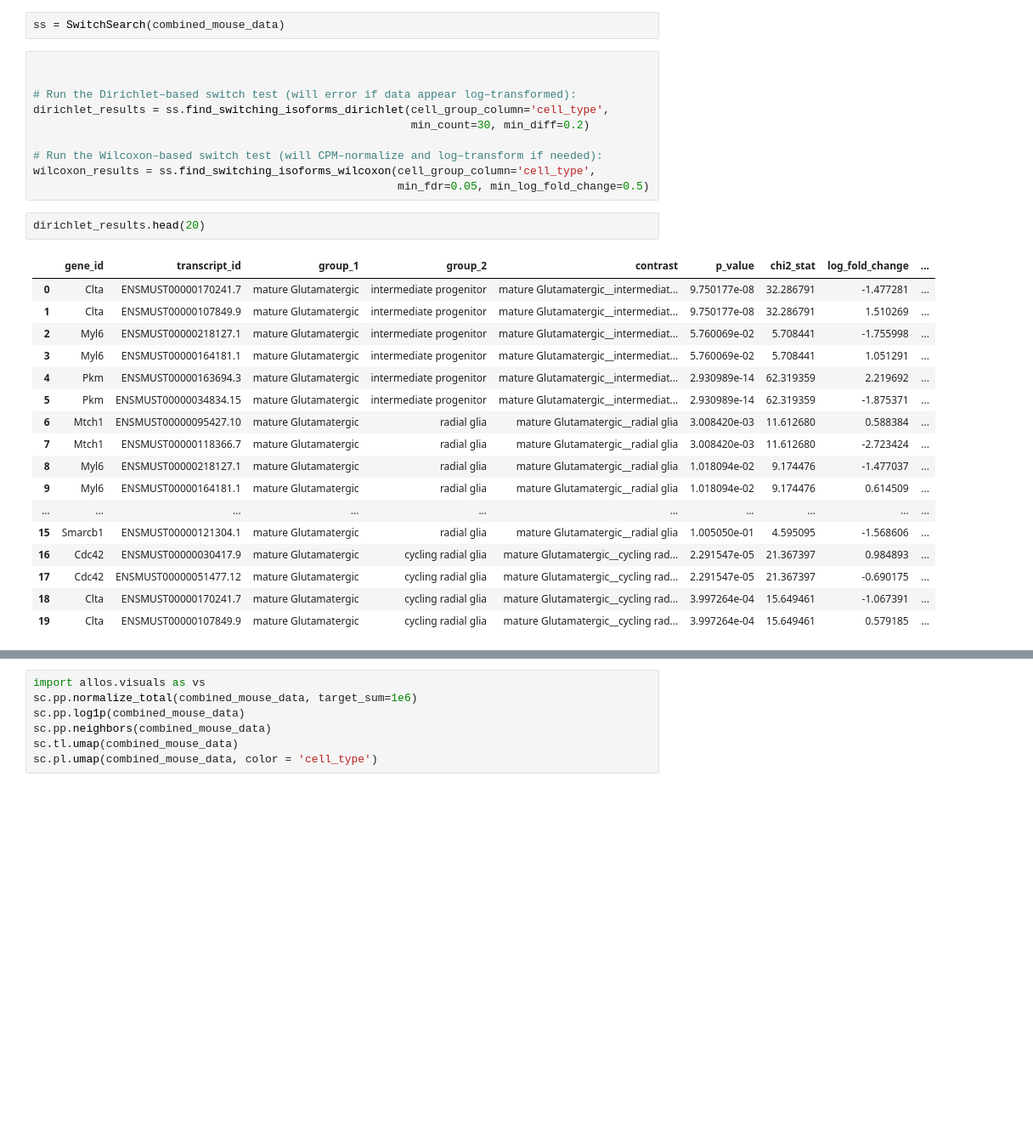
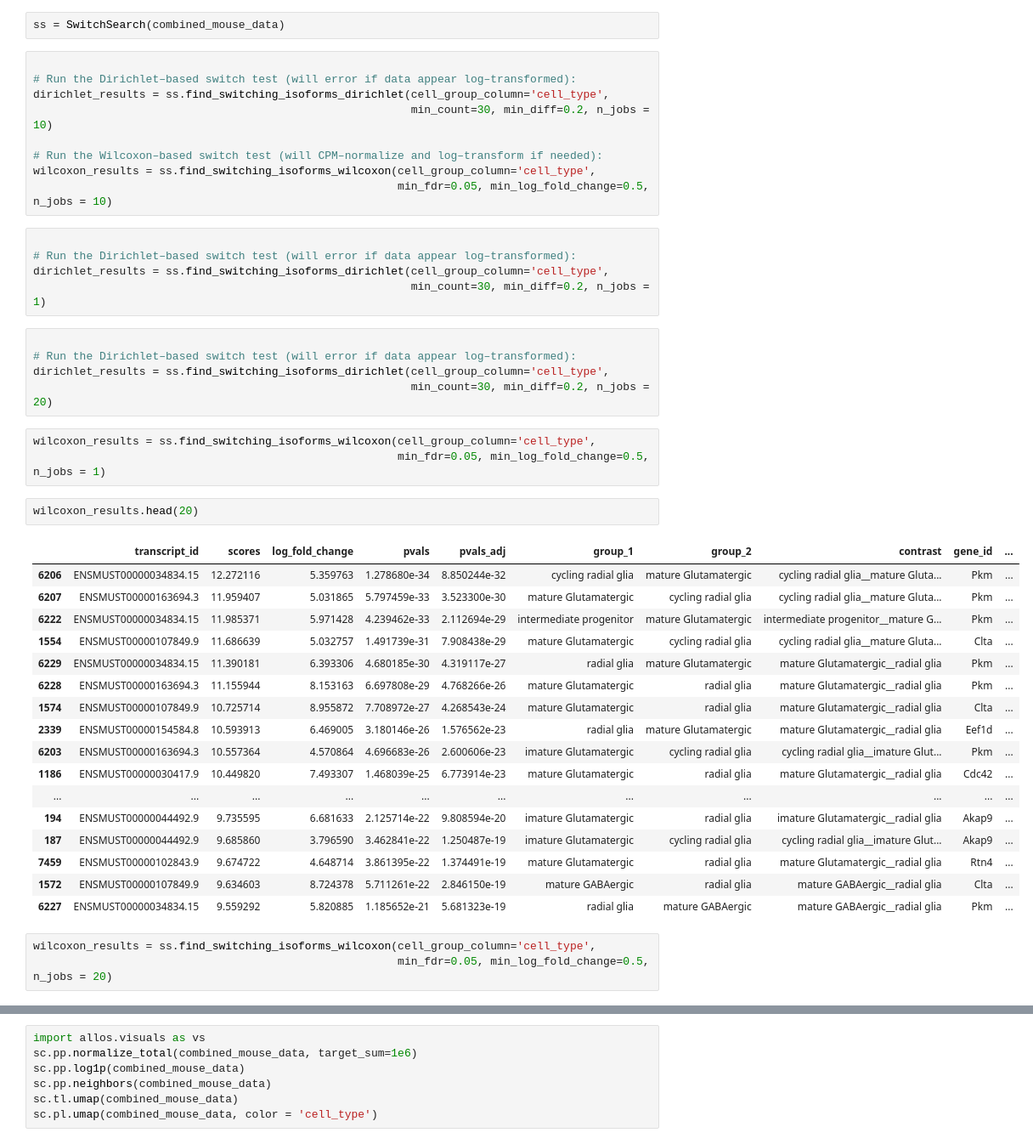
Before and after one commit to cobioda/allos, a Jupyter notebook: nbs/005_switch_search.ipynb, the cells around one changed output, grey strips where cells are left out. Shown at 85% size. Cells and saved outputs as stored; diff of their text form; blank space fills up the shorter version.

```diff
--- a/nbs/005_switch_search.ipynb
+++ b/nbs/005_switch_search.ipynb
@@ -492,32 +512,47 @@ Test data (mouse_2) downloaded successfully
 # %%
 ss = SwitchSearch(combined_mouse_data)
 # %%
-
 
 # Run the Dirichlet–based switch test (will error if data appear log–transformed):
 dirichlet_results = ss.find_switching_isoforms_dirichlet(cell_group_column='cell_type',
-                                                         min_count=30, min_diff=0.2)
+                                                         min_count=30, min_diff=0.2, n_jobs = 10)
 
 # Run the Wilcoxon–based switch test (will CPM–normalize and log–transform if needed):
 wilcoxon_results = ss.find_switching_isoforms_wilcoxon(cell_group_column='cell_type',
-                                                       min_fdr=0.05, min_log_fold_change=0.5)
+                                                       min_fdr=0.05, min_log_fold_change=0.5, n_jobs = 10)
 # %%
-dirichlet_results.head(20)
+
+# Run the Dirichlet–based switch test (will error if data appear log–transformed):
+dirichlet_results = ss.find_switching_isoforms_dirichlet(cell_group_column='cell_type',
+                                                         min_count=30, min_diff=0.2, n_jobs = 1)
-# %% [output]
-|  | gene_id | transcript_id | group_1 | group_2 | contrast | p_value | chi2_stat | log_fold_change | ... |
-| 0 | Clta | ENSMUST00000170241.7 | mature Glutamatergic | intermediate progenitor | mature Glutamatergic__intermediat... | 9.750177e-08 | 32.286791 | -1.477281 | ... |
-| 1 | Clta | ENSMUST00000107849.9 | mature Glutamatergic | intermediate progenitor | mature Glutamatergic__intermediat... | 9.750177e-08 | 32.286791 | 1.510269 | ... |
-| 2 | Myl6 | ENSMUST00000218127.1 | mature Glutamatergic | intermediate progenitor | mature Glutamatergic__intermediat... | 5.760069e-02 | 5.708441 | -1.755998 | ... |
-| 3 | Myl6 | ENSMUST00000164181.1 | mature Glutamatergic | intermediate progenitor | mature Glutamatergic__intermediat... | 5.760069e-02 | 5.708441 | 1.051291 | ... |
-| 4 | Pkm | ENSMUST00000163694.3 | mature Glutamatergic | intermediate progenitor | mature Glutamatergic__intermediat... | 2.930989e-14 | 62.319359 | 2.219692 | ... |
-| 5 | Pkm | ENSMUST00000034834.15 | mature Glutamatergic | intermediate progenitor | mature Glutamatergic__intermediat... | 2.930989e-14 | 62.319359 | -1.875371 | ... |
-| 6 | Mtch1 | ENSMUST00000095427.10 | mature Glutamatergic | radial glia | mature Glutamatergic__radial glia | 3.008420e-03 | 11.612680 | 0.588384 | ... |
-| 7 | Mtch1 | ENSMUST00000118366.7 | mature Glutamatergic | radial glia | mature Glutamatergic__radial glia | 3.008420e-03 | 11.612680 | -2.723424 | ... |
-| 8 | Myl6 | ENSMUST00000218127.1 | mature Glutamatergic | radial glia | mature Glutamatergic__radial glia | 1.018094e-02 | 9.174476 | -1.477037 | ... |
-| 9 | Myl6 | ENSMUST00000164181.1 | mature Glutamatergic | radial glia | mature Glutamatergic__radial glia | 1.018094e-02 | 9.174476 | 0.614509 | ... |
-| ... | ... | ... | ... | ... | ... | ... | ... | ... | ... |
-| 15 | Smarcb1 | ENSMUST00000121304.1 | mature Glutamatergic | radial glia | mature Glutamatergic__radial glia | 1.005050e-01 | 4.595095 | -1.568606 | ... |
-| 16 | Cdc42 | ENSMUST00000030417.9 | mature Glutamatergic | cycling radial glia | mature Glutamatergic__cycling rad... | 2.291547e-05 | 21.367397 | 0.984893 | ... |
-| 17 | Cdc42 | ENSMUST00000051477.12 | mature Glutamatergic | cycling radial glia | mature Glutamatergic__cycling rad... | 2.291547e-05 | 21.367397 | -0.690175 | ... |
-| 18 | Clta | ENSMUST00000170241.7 | mature Glutamatergic | cycling radial glia | mature Glutamatergic__cycling rad... | 3.997264e-04 | 15.649461 | -1.067391 | ... |
-| 19 | Clta | ENSMUST00000107849.9 | mature Glutamatergic | cycling radial glia | mature Glutamatergic__cycling rad... | 3.997264e-04 | 15.649461 | 0.579185 | ... |
+# %%
+
+# Run the Dirichlet–based switch test (will error if data appear log–transformed):
+dirichlet_results = ss.find_switching_isoforms_dirichlet(cell_group_column='cell_type',
+                                                         min_count=30, min_diff=0.2, n_jobs = 20)
+# %%
+wilcoxon_results = ss.find_switching_isoforms_wilcoxon(cell_group_column='cell_type',
+                                                       min_fdr=0.05, min_log_fold_change=0.5, n_jobs = 1)
+# %%
+wilcoxon_results.head(20)
+# %% [output]
+|  | transcript_id | scores | log_fold_change | pvals | pvals_adj | group_1 | group_2 | contrast | gene_id | ... |
+| 6206 | ENSMUST00000034834.15 | 12.272116 | 5.359763 | 1.278680e-34 | 8.850244e-32 | cycling radial glia | mature Glutamatergic | cycling radial glia__mature Gluta... | Pkm | ... |
+| 6207 | ENSMUST00000163694.3 | 11.959407 | 5.031865 | 5.797459e-33 | 3.523300e-30 | mature Glutamatergic | cycling radial glia | cycling radial glia__mature Gluta... | Pkm | ... |
+| 6222 | ENSMUST00000034834.15 | 11.985371 | 5.971428 | 4.239462e-33 | 2.112694e-29 | intermediate progenitor | mature Glutamatergic | intermediate progenitor__mature G... | Pkm | ... |
+| 1554 | ENSMUST00000107849.9 | 11.686639 | 5.032757 | 1.491739e-31 | 7.908438e-29 | mature Glutamatergic | cycling radial glia | cycling radial glia__mature Gluta... | Clta | ... |
+| 6229 | ENSMUST00000034834.15 | 11.390181 | 6.393306 | 4.680185e-30 | 4.319117e-27 | radial glia | mature Glutamatergic | mature Glutamatergic__radial glia | Pkm | ... |
+| 6228 | ENSMUST00000163694.3 | 11.155944 | 8.153163 | 6.697808e-29 | 4.768266e-26 | mature Glutamatergic | radial glia | mature Glutamatergic__radial glia | Pkm | ... |
+| 1574 | ENSMUST00000107849.9 | 10.725714 | 8.955872 | 7.708972e-27 | 4.268543e-24 | mature Glutamatergic | radial glia | mature Glutamatergic__radial glia | Clta | ... |
+| 2339 | ENSMUST00000154584.8 | 10.593913 | 6.469005 | 3.180146e-26 | 1.576562e-23 | radial glia | mature Glutamatergic | mature Glutamatergic__radial glia | Eef1d | ... |
+| 6203 | ENSMUST00000163694.3 | 10.557364 | 4.570864 | 4.696683e-26 | 2.600606e-23 | imature Glutamatergic | cycling radial glia | cycling radial glia__imature Glut... | Pkm | ... |
+| 1186 | ENSMUST00000030417.9 | 10.449820 | 7.493307 | 1.468039e-25 | 6.773914e-23 | mature Glutamatergic | radial glia | mature Glutamatergic__radial glia | Cdc42 | ... |
+| ... | ... | ... | ... | ... | ... | ... | ... | ... | ... | ... |
+| 194 | ENSMUST00000044492.9 | 9.735595 | 6.681633 | 2.125714e-22 | 9.808594e-20 | imature Glutamatergic | radial glia | imature Glutamatergic__radial glia | Akap9 | ... |
+| 187 | ENSMUST00000044492.9 | 9.685860 | 3.796590 | 3.462841e-22 | 1.250487e-19 | imature Glutamatergic | cycling radial glia | cycling radial glia__imature Glut... | Akap9 | ... |
+| 7459 | ENSMUST00000102843.9 | 9.674722 | 4.648714 | 3.861395e-22 | 1.374491e-19 | mature Glutamatergic | radial glia | mature Glutamatergic__radial glia | Rtn4 | ... |
+| 1572 | ENSMUST00000107849.9 | 9.634603 | 8.724378 | 5.711261e-22 | 2.846150e-19 | mature GABAergic | radial glia | mature GABAergic__radial glia | Clta | ... |
+| 6227 | ENSMUST00000034834.15 | 9.559292 | 5.820885 | 1.185652e-21 | 5.681323e-19 | radial glia | mature GABAergic | mature GABAergic__radial glia | Pkm | ... |
+# %%
+wilcoxon_results = ss.find_switching_isoforms_wilcoxon(cell_group_column='cell_type',
+                                                       min_fdr=0.05, min_log_fold_change=0.5, n_jobs = 20)
```
Also changed, not shown: parts of 7 cells of this notebook, 2 other files.
